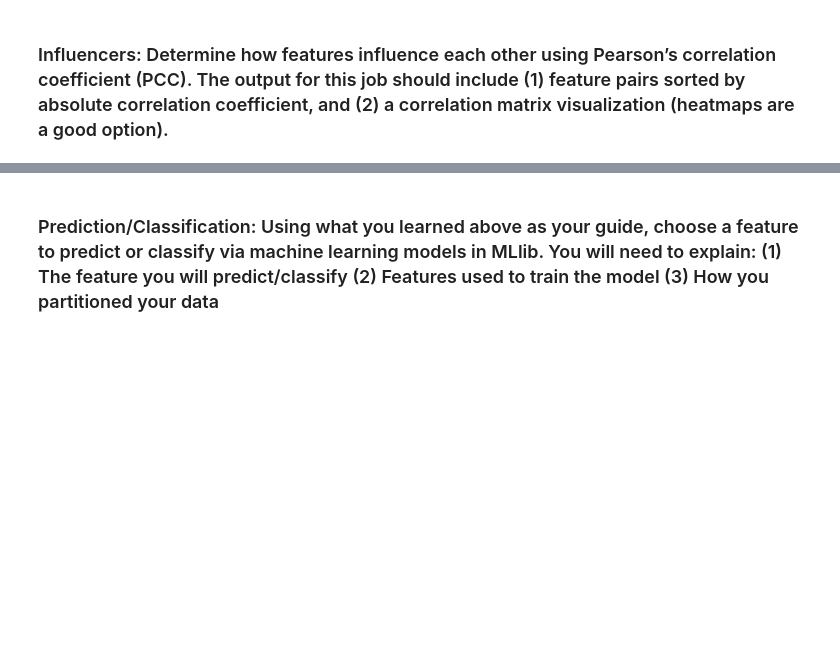
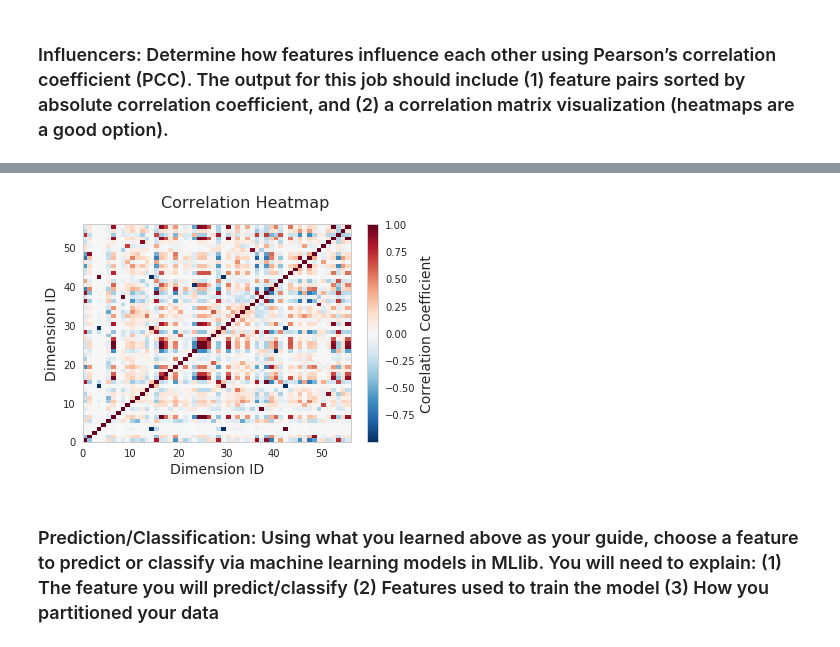
Before and after one commit to gudbrandsc/Spatiotemporal-Analysis-with-Spark, a Jupyter notebook: Final Notebook.ipynb, the cells around one changed output, grey strips where cells are left out. Cells and saved outputs as stored; diff of their text form; code cells hidden in the pictures; blank space fills up the shorter version.

```diff
--- a/Final Notebook.ipynb
+++ b/Final Notebook.ipynb
@@ -217,3 +467,17 @@ for row in traveldata:
 # %% [markdown]
 ### Climate Chart: Given a Geohash prefix, create a climate chart for the region. This includes high, low, and average temperatures, as well as monthly average rainfall (precipitation). Here’s a (poor quality) script that will generate this for you.
 Earn up to 1 point of extra credit for enhancing/improving this chart (or porting it to a more feature-rich visualization library)
+# %%
+%%time
+# '9qd2' is for fresno
+climatechart = spark.sql( "SELECT  \
+                            MONTH(FROM_UNIXTIME(Timestamp/1000)) as month, \
+                            min(temperature_surface) as mintemperature, \
+                            max(temperature_surface) as maxtemperature, \
+                            avg(temperature_surface) as windspeed, \
+                            avg(precipitable_water_entire_atmosphere) as avgprecipitation \
+                        FROM nam \
+                        WHERE \
+                            Geohash like '9qd2%' \
+                        GROUP BY \
+                            MONTH(FROM_UNIXTIME(Timestamp/1000)) order by month").collect()
@@ -219,0 +487,3 @@ Earn up to 1 point of extra credit for enhancing/improving this chart (or portin
+# %%
+for row in climatechart:
+    print(f"{row.month} {row.maxtemperature} {row.mintemperature} {row.avgprecipitation} {row.windspeed}")
@@ -222,69 +598,4 @@ Earn up to 1 point of extra credit for enhancing/improving this chart (or portin
 # %%
-df = sql('SELECT \
-`Timestamp`, \
-`geopotential_height_lltw`, \
-`water_equiv_of_accum_snow_depth_surface`, \
-`drag_coefficient_surface`, \
-`sensible_heat_net_flux_surface`, \
-`categorical_ice_pellets_yes1_no0_surface`, \
-`visibility_surface`, \
-`number_of_soil_layers_in_root_zone_surface`, \
-`categorical_freezing_rain_yes1_no0_surface`, \
-`pressure_reduced_to_msl_msl`, \
-`upward_short_wave_rad_flux_surface`, \
-`relative_humidity_zerodegc_isotherm`, \
-`categorical_snow_yes1_no0_surface`, \
-`u-component_of_wind_tropopause`, \
-`surface_wind_gust_surface`, \
-`total_cloud_cover_entire_atmosphere`, \
-`upward_long_wave_rad_flux_surface`, \
-`land_cover_land1_sea0_surface`, \
-`vegitation_type_as_in_sib_surface`, \
-`v-component_of_wind_pblri`, \
-`albedo_surface`, \
-`lightning_surface`, \
-`ice_cover_ice1_no_ice0_surface`, \
-`convective_inhibition_surface`, \
-`pressure_surface`, \
-`transpiration_stress-onset_soil_moisture_surface`, \
-`soil_porosity_surface`, \
-`vegetation_surface`, \
-`categorical_rain_yes1_no0_surface`, \
-`downward_long_wave_rad_flux_surface`, \
-`planetary_boundary_layer_height_surface`, \
-`soil_type_as_in_zobler_surface`, \
-`geopotential_height_cloud_base`, \
-`friction_velocity_surface`, \
-`maximumcomposite_radar_reflectivity_entire_atmosphere`, \
-`plant_canopy_surface_water_surface`, \
-`v-component_of_wind_maximum_wind`, \
-`geopotential_height_zerodegc_isotherm`, \
-`mean_sea_level_pressure_nam_model_reduction_msl`, \
-`temperature_surface`, \
-`snow_cover_surface`, \
-`geopotential_height_surface`, \
-`convective_available_potential_energy_surface`, \
-`latent_heat_net_flux_surface`, \
-`surface_roughness_surface`, \
-`pressure_maximum_wind`, \
-`temperature_tropopause`, \
-`geopotential_height_pblri`, \
-`pressure_tropopause`, \
-`snow_depth_surface`, \
-`v-component_of_wind_tropopause`, \
-`downward_short_wave_rad_flux_surface`, \
-`u-component_of_wind_maximum_wind`, \
-`wilting_point_surface`, \
-`precipitable_water_entire_atmosphere`, \
-`u-component_of_wind_pblri`, \
-`direct_evaporation_cease_soil_moisture_surface` FROM nam_tiny')
-
-features = df.rdd.map(lambda row: row[0:])
-
-from pyspark.mllib.stat import Statistics
-
-corr_mat=Statistics.corr(features, method="pearson")
-
 import sys
 import numpy as np
 import matplotlib.pyplot as plt
@@ -300,3 +611,4 @@ plt.pcolor(corr_mat, cmap='RdBu_r')
 cb = plt.colorbar()
 cb.set_label('Correlation Coefficient', fontsize=14)
 plt.plot()
+# %% [output]
@@ -303,2 +616,3 @@ plt.plot()
+[figure, added]
 # %% [markdown]
 ### Prediction/Classification: Using what you learned above as your guide, choose a feature to predict or classify via machine learning models in MLlib. You will need to explain: (1) The feature you will predict/classify (2) Features used to train the model (3) How you partitioned your data
```
Also changed, not shown: parts of 51 cells of this notebook, 11 other files.
